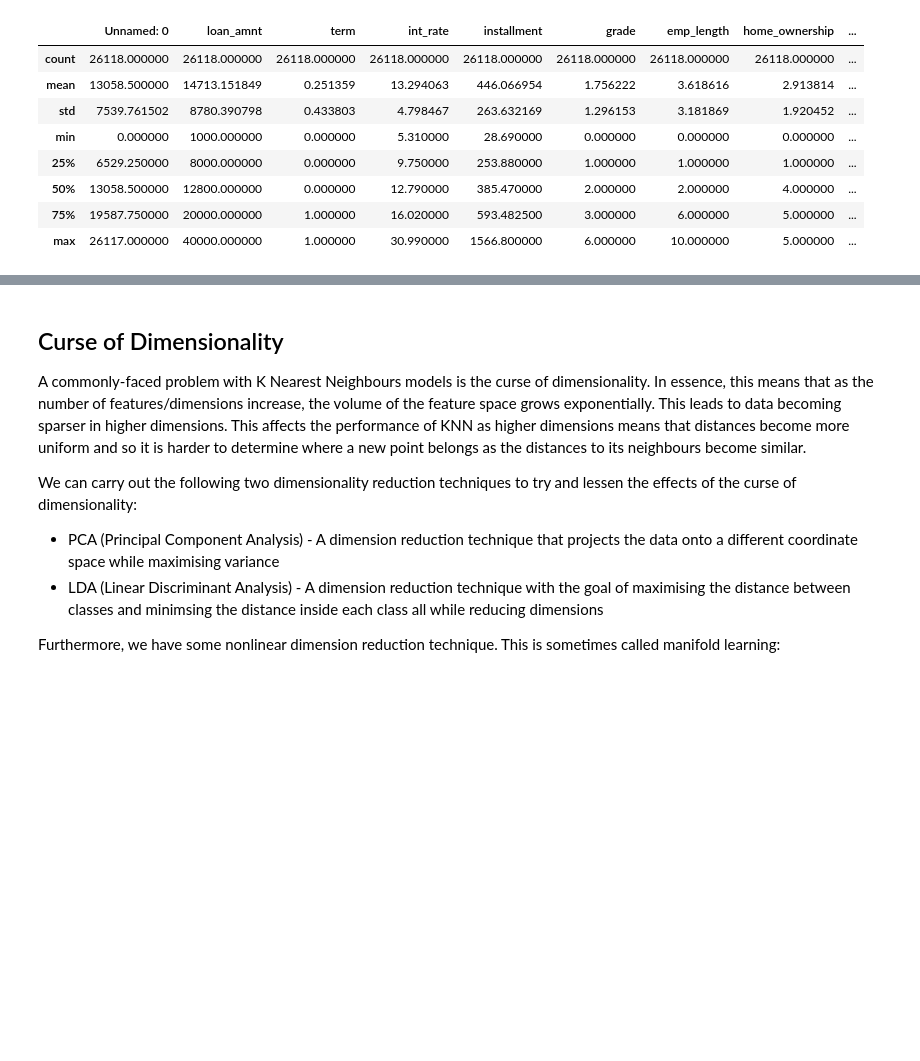
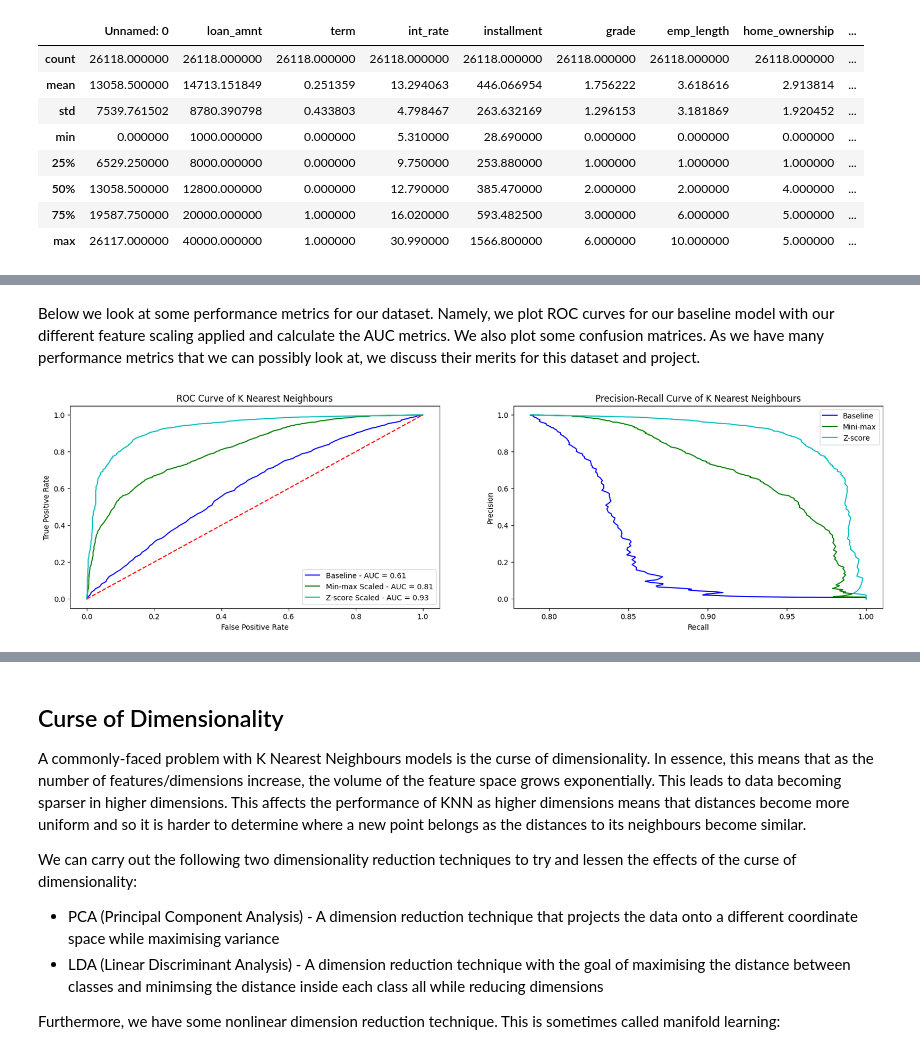
Before and after one commit to christianndjanda/-DST_Assessment_1_Group_4, a Jupyter notebook: ChristianN/K Nearest Neighbours Model.ipynb, the cells around one changed output, grey strips where cells are left out. Drawn from its saved outputs; the diff is of its cells as text; code cells hidden in the pictures; blank space fills up the shorter version.

```diff
--- a/ChristianN/K Nearest Neighbours Model.ipynb
+++ b/ChristianN/K Nearest Neighbours Model.ipynb
@@ -104,5 +122,20 @@ We can see that some columns are orders of magnitudes larger than others and so
+# %%
+def min_max_scaling(df, column_name):
+    min_value = df[column_name].min()
+    max_value = df[column_name].max()
+    df[column_name] = (df[column_name] - min_value) / (max_value - min_value)
+
+def robust_scaling(df, column_name):
+    median_value = df[column_name].median()
+    q1 = df[column_name].quantile(0.25)
+    q3 = df[column_name].quantile(0.75)
+    iqr = q3 - q1
+    df[column_name] = (df[column_name] - median_value) / iqr
 # %%
+X_min_max = X.copy()
+X_robust_scaling = X.copy()
+
 for column in X:
     X[column] = stats.zscore(X[column])
-
-X.describe()
+    min_max_scaling(X_min_max, column)
+    robust_scaling(X_robust_scaling, column)
@@ -141,0 +168,47 @@ This second model is an obvious improvement to our first model.
+# %% [markdown]
+Below we look at some performance metrics for our dataset. Namely, we plot ROC curves for our baseline model with our different feature scaling applied and calculate the AUC metrics. We also plot some confusion matrices. As we have many performance metrics that we can possibly look at, we discuss their merits for this dataset and project.
+# %%
+# Min-max scaling
+X_train0, X_test0, y_train0, y_test0 = sklearn.model_selection.train_test_split(X_min_max, y, test_size = 0.20, random_state = 5)
+KNN0 = KNeighborsClassifier(n_neighbors=int(np.sqrt(X.size)))
+KNN0.fit(X_train0, y_train0)
+y_pred_baseline0 = KNN0.predict(X_test0)
+y_scores0 = KNN0.predict_proba(X_test0)
+fpr0, tpr0, threshold0 = roc_curve(y_test0, y_scores0[:,1])
+fpr0_precision_recall, tpr0_precision_recall, threshold0_precision_recall = precision_recall_curve(y_test0, y_scores0[:,1])
+roc_auc0 = auc(fpr0, tpr0)
+
+# Standard scaling
+X_train1, X_test1, y_train1, y_test1 = sklearn.model_selection.train_test_split(X, y, test_size = 0.20, random_state = 5)
+KNN1 = KNeighborsClassifier(n_neighbors=int(np.sqrt(X.size)))
+KNN1.fit(X_train1, y_train1)
+y_pred_baseline1 = KNN1.predict(X_test1)
+y_scores1 = KNN1.predict_proba(X_test1)
+fpr1, tpr1, threshold1 = roc_curve(y_test1, y_scores1[:,1])
+fpr1_precision_recall, tpr1_precision_recall, threshold1_precision_recall = precision_recall_curve(y_test1, y_scores1[:,1])
+roc_auc1 = auc(fpr1, tpr1)
+
+
+fig, (ax, ax0) = plt.subplots(1, 2, figsize=(20, 5))
+
+ax.plot([0, 1], [0, 1],'r--')
+ax.plot(fpr, tpr,'b', label = 'Baseline - AUC = %0.2f' % roc_auc)
+ax.plot(fpr0, tpr0, 'g', label = 'Min-max Scaled - AUC = %0.2f' % roc_auc0)
+ax.plot(fpr1, tpr1, 'c', label = 'Z-score Scaled - AUC = %0.2f' % roc_auc1)
+
+ax0.plot(fpr_precision_recall, tpr_precision_recall, 'b', label = 'Baseline')
+ax0.plot(fpr0_precision_recall, tpr0_precision_recall, 'g', label = 'Mini-max')
+ax0.plot(fpr1_precision_recall, tpr1_precision_recall, 'c', label = 'Z-score')
+
+
+ax.set_title("ROC Curve of K Nearest Neighbours")
+ax.set(xlabel="False Positive Rate", ylabel="True Positive Rate")
+ax.legend(loc = 'lower right')
+
+ax0.set_title("Precision-Recall Curve of K Nearest Neighbours")
+ax0.set(xlabel="Recall", ylabel="Precision")
+ax0.legend(loc = 'upper right')
+
+plt.show()
+# %% [output]
+[figure, added]
```
Also changed, not shown: parts of 38 cells of this notebook.
